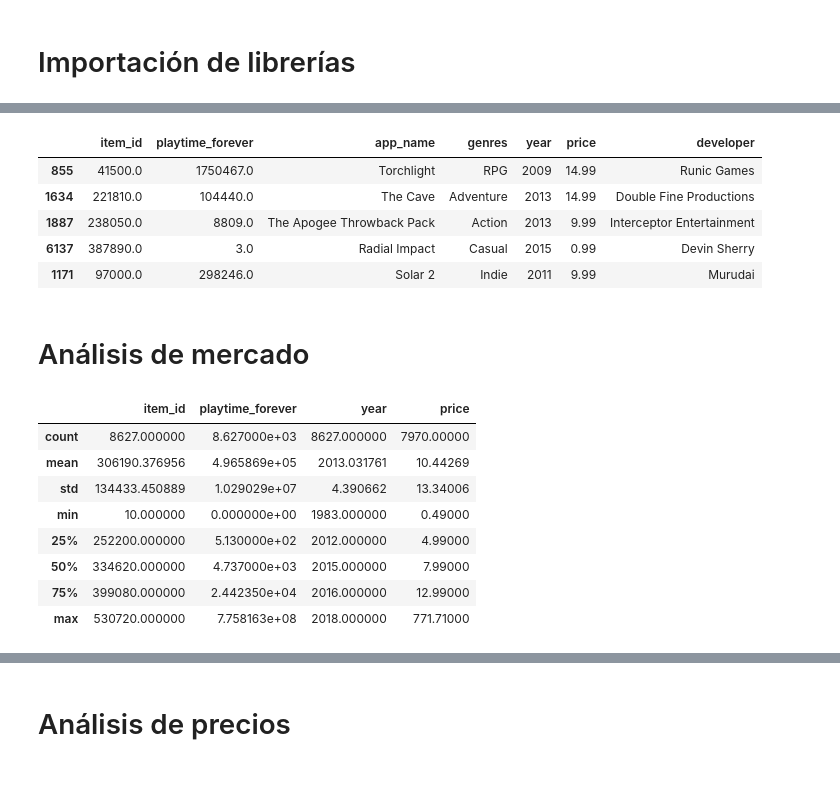
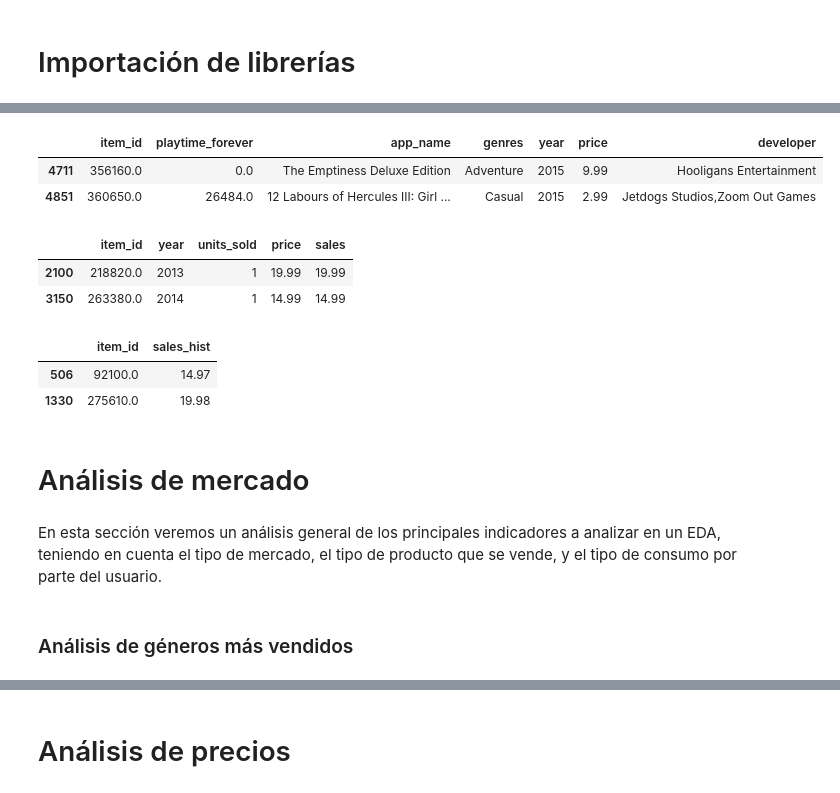
Before and after one commit to Batxa/DS_Project1, a Jupyter notebook: EDA.ipynb, the cells around one changed output, grey strips where cells are left out. Cells and saved outputs as stored; diff of their text form; code cells hidden in the pictures.

```diff
--- a/EDA.ipynb
+++ b/EDA.ipynb
@@ -47,26 +62,40 @@ df_usage.sample(2)
 # %%
 # Creación de dataset para EDA
 df_usagebyitem = df_usage.groupby('item_id')['playtime_forever'].sum().reset_index()
 df_eda = pd.merge(df_usagebyitem, df_games, on="item_id", how="inner")
-df_eda.sample(5)
+df_eda.sample(2)
 # %% [output]
 |  | item_id | playtime_forever | app_name | genres | year | price | developer |
-| 855 | 41500.0 | 1750467.0 | Torchlight | RPG | 2009 | 14.99 | Runic Games |
-| 1634 | 221810.0 | 104440.0 | The Cave | Adventure | 2013 | 14.99 | Double Fine Productions |
-| 1887 | 238050.0 | 8809.0 | The Apogee Throwback Pack | Action | 2013 | 9.99 | Interceptor Entertainment |
-| 6137 | 387890.0 | 3.0 | Radial Impact | Casual | 2015 | 0.99 | Devin Sherry |
-| 1171 | 97000.0 | 298246.0 | Solar 2 | Indie | 2011 | 9.99 | Murudai |
+| 4711 | 356160.0 | 0.0 | The Emptiness Deluxe Edition | Adventure | 2015 | 9.99 | Hooligans Entertainment |
+| 4851 | 360650.0 | 26484.0 | 12 Labours of Hercules III: Girl ... | Casual | 2015 | 2.99 | Jetdogs Studios,Zoom Out Games |
+# %%
+# Creación de dataset de VENTAS anuales por item
+df_sales_year = df_reviews.groupby(['item_id', 'year_review'])['user_id'].count().reset_index()
+# Cambiar nombres de columnas
+df_sales_year = df_sales_year.rename(columns={'year_review': 'year', 'user_id': 'units_sold'})
+
+# Mostrar el DataFrame con los nombres de columnas actualizados
+df_sales_year = pd.merge(df_sales_year, df_games[['item_id','price']], on='item_id', how='inner')
+df_sales_year['sales'] = df_sales_year['units_sold'] * df_sales_year['price']
+df_sales_year = df_sales_year[df_sales_year['year'] != 0]
+df_sales_year = df_sales_year.dropna(subset=['price'])
+df_sales_year. sample(2)
+# %% [output]
+|  | item_id | year | units_sold | price | sales |
+| 2100 | 218820.0 | 2013 | 1 | 19.99 | 19.99 |
+| 3150 | 263380.0 | 2014 | 1 | 14.99 | 14.99 |
+# %%
+# Creación de dataset de VENTAS HISTORICAS por item
+df_sales_hist = df_sales_year.groupby(['item_id'])['sales'].sum().reset_index()
+df_sales_hist = df_sales_hist.rename(columns={'sales': 'sales_hist'})
+df_sales_hist.sample(2)
+# %% [output]
+|  | item_id | sales_hist |
+| 506 | 92100.0 | 14.97 |
+| 1330 | 275610.0 | 19.98 |
 # %% [markdown]
 # Análisis de mercado
-# %%
-df_eda.describe()
-# %% [output]
-|  | item_id | playtime_forever | year | price |
-| count | 8627.000000 | 8.627000e+03 | 8627.000000 | 7970.00000 |
-| mean | 306190.376956 | 4.965869e+05 | 2013.031761 | 10.44269 |
-| std | 134433.450889 | 1.029029e+07 | 4.390662 | 13.34006 |
-| min | 10.000000 | 0.000000e+00 | 1983.000000 | 0.49000 |
-| 25% | 252200.000000 | 5.130000e+02 | 2012.000000 | 4.99000 |
-| 50% | 334620.000000 | 4.737000e+03 | 2015.000000 | 7.99000 |
-| 75% | 399080.000000 | 2.442350e+04 | 2016.000000 | 12.99000 |
-| max | 530720.000000 | 7.758163e+08 | 2018.000000 | 771.71000 |
+# %% [markdown]
+En esta sección veremos un análisis general de los principales indicadores a analizar en un EDA, teniendo en cuenta el tipo de mercado, el tipo de producto que se vende, y el tipo de consumo por parte del usuario.
+# %% [markdown]
+### Análisis de géneros más vendidos
```
Also changed, not shown: parts of 64 cells of this notebook, 2 other files.
